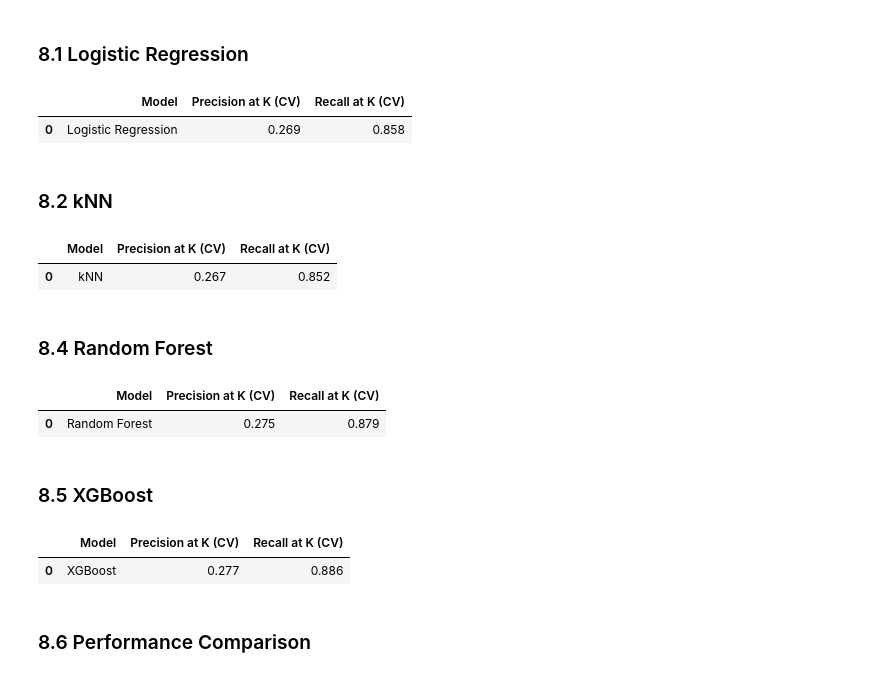
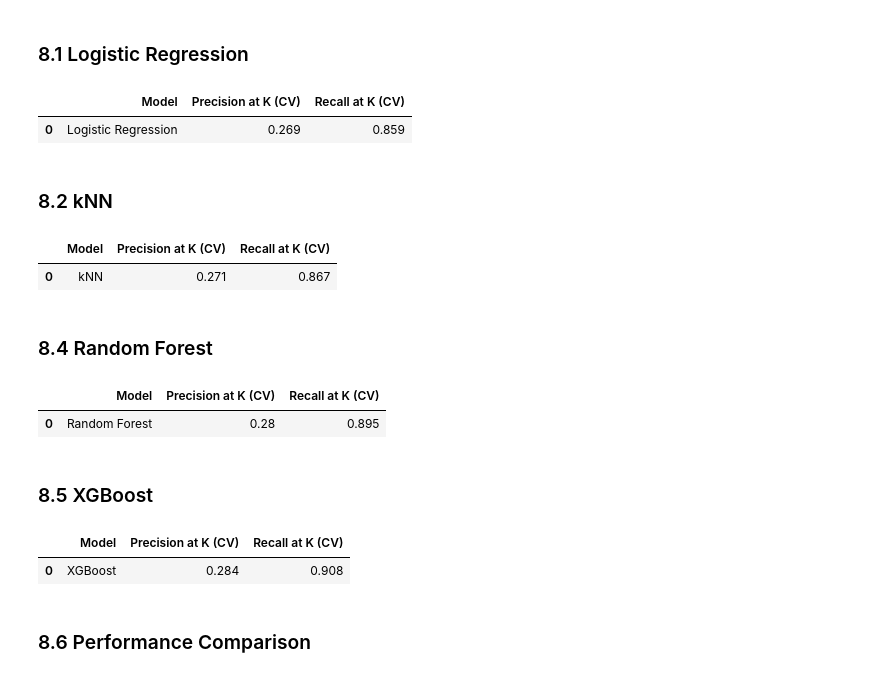
Before and after one commit to andre-ls/insurance-cross-sell, a Jupyter notebook: Code/main_notebook.ipynb, the cells around one changed output. Drawn from its saved outputs; the diff is of its cells as text; code cells hidden in the pictures.

```diff
--- a/Code/main_notebook.ipynb
+++ b/Code/main_notebook.ipynb
@@ -46,17 +49,17 @@ def cramer_v(x, y):
 
     return np.sqrt( (chi2corr / n) / (min(kcorr - 1, rcorr - 1)))
 # %%
-def precision_at_k(data,k):
+def precision_at_k(ordered_data,k):
 
-    data['precision_at_k'] = data['response'].cumsum() / data['ranking']
+    ordered_data['precision_at_k'] = ordered_data['response'].cumsum() / ordered_data['ranking']
 
-    return data.loc[k, 'precision_at_k']
+    return ordered_data.loc[k, 'precision_at_k']
 # %%
-def recall_at_k(data,k):
+def recall_at_k(ordered_data,k):
 
-    data['recall_at_k'] = data['response'].cumsum() / data['response'].sum()
+    ordered_data['recall_at_k'] = ordered_data['response'].cumsum() /  ordered_data['response'].sum()
 
-    return data.loc[k, 'recall_at_k']
+    return ordered_data.loc[k, 'recall_at_k']
 # %%
 def generate_ordered_df(y_true,y_hat):
     ordered_df = pd.DataFrame({'response':y_true,'score':y_hat[:,1]})
@@ -99,6 +102,8 @@ def cross_validation(model, model_name, folds, k, X, y):
     for train_index, val_index in skf.split(X,y):
         X_train, X_val = X.iloc[train_index], X.iloc[val_index]
         y_train, y_val = y.iloc[train_index], y.iloc[val_index]
+
+        X_train, y_train = balance_data(X_train, y_train)
 
         if model_name == 'XGBoost':
             model.fit(X_train,y_train,eval_metric='auc')
@@ -614,7 +619,7 @@ results_ls = cross_validation(model=ls,model_name='Logistic Regression',folds=5,
 results_ls
 # %% [output]
 |  | Model | Precision at K (CV) | Recall at K (CV) |
-| 0 | Logistic Regression | 0.269 | 0.858 |
+| 0 | Logistic Regression | 0.269 | 0.859 |
 # %% [markdown]
 ### 8.2 kNN
 # %%
@@ -623,7 +628,7 @@ results_knn = cross_validation(model=knn,model_name='kNN',folds=5,k=20000,X=X_tr
 results_knn
 # %% [output]
 |  | Model | Precision at K (CV) | Recall at K (CV) |
-| 0 | kNN | 0.267 | 0.852 |
+| 0 | kNN | 0.271 | 0.867 |
 # %% [markdown]
 ### 8.4 Random Forest
 # %%
@@ -632,16 +637,16 @@ results_rf = cross_validation(model=rf,model_name='Random Forest',folds=5,k=2000
 results_rf
 # %% [output]
 |  | Model | Precision at K (CV) | Recall at K (CV) |
-| 0 | Random Forest | 0.275 | 0.879 |
+| 0 | Random Forest | 0.28 | 0.895 |
 # %% [markdown]
 ### 8.5 XGBoost
 # %%
-xgboost =xgb.XGBClassifier(n_estimators = 1000,tree_method='gpu_hist',objective='binary:logistic')
+xgboost =xgb.XGBClassifier(n_estimators = 100,tree_method='gpu_hist',objective='binary:logistic')
 results_xgb = cross_validation(model=xgboost,model_name='XGBoost',folds=5,k=20000,X=X_train,y=y_train);
 results_xgb
 # %% [output]
 |  | Model | Precision at K (CV) | Recall at K (CV) |
-| 0 | XGBoost | 0.277 | 0.886 |
+| 0 | XGBoost | 0.284 | 0.908 |
 # %% [markdown]
 ### 8.6 Performance Comparison
 # %% [markdown]
```
Also changed, not shown: parts of 13 cells of this notebook, 2 other files.
